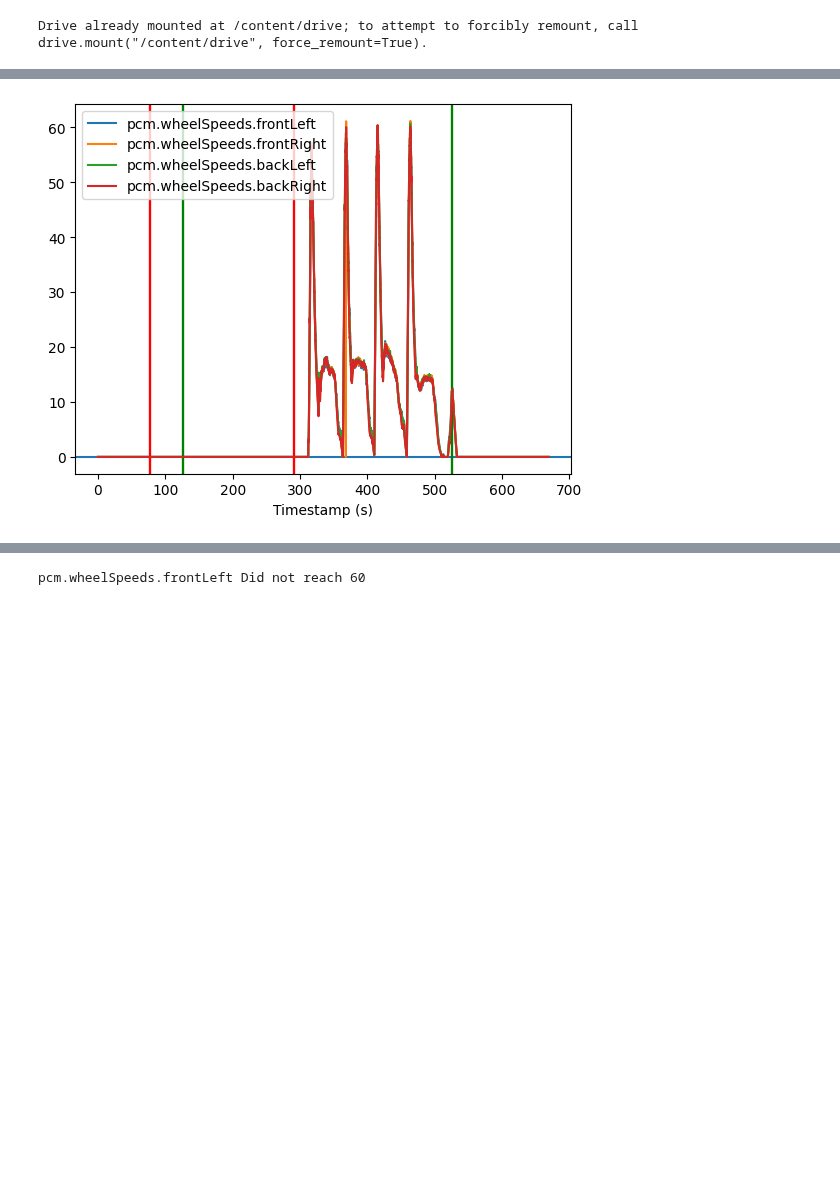
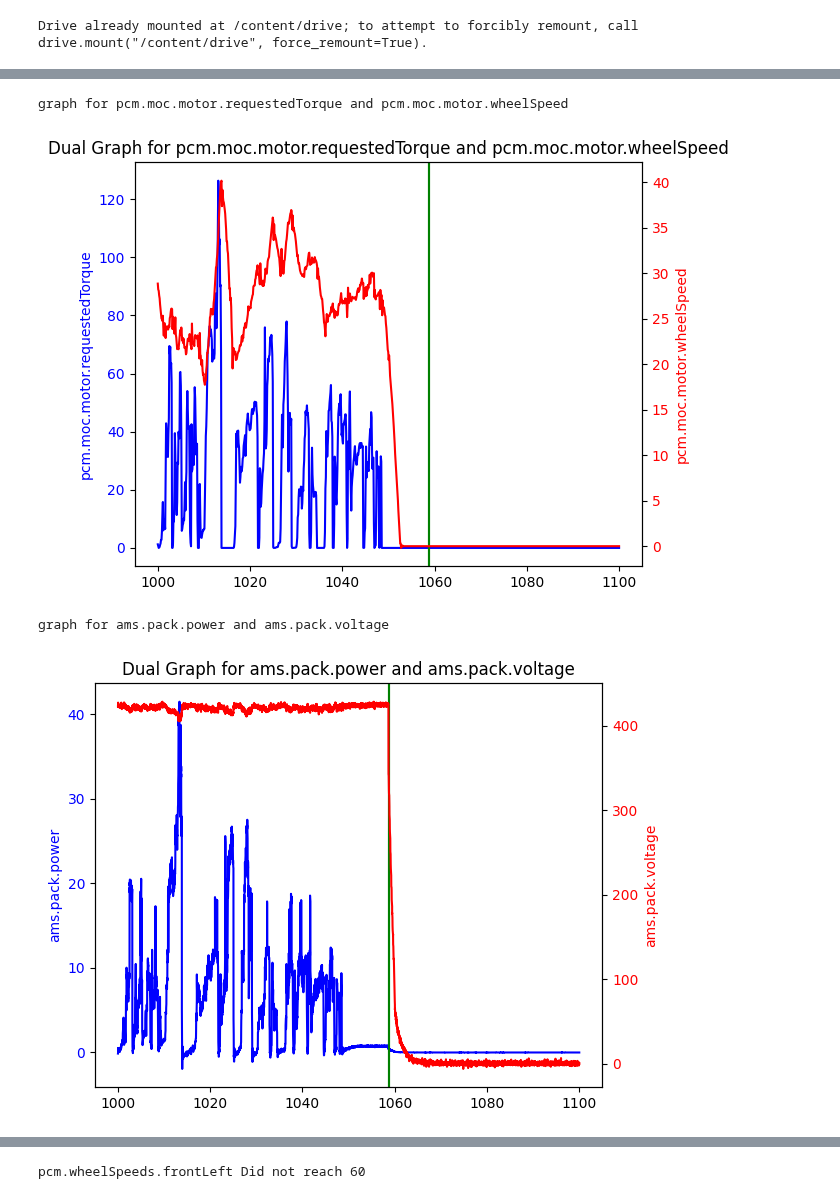
Before and after one commit to Penn-Electric-Racing/PER-Data-Analyzer, a Jupyter notebook: production/VizPlayground.ipynb, the cells around one changed output, grey strips where cells are left out. Cells and saved outputs as stored; diff of their text form; code cells hidden in the pictures; blank space fills up the shorter version.

```diff
--- a/production/VizPlayground.ipynb
+++ b/production/VizPlayground.ipynb
@@ -149,23 +164,0 @@ aly.plot(variables)
-# %%
-v_op = [
-    "ams.pack.voltage",
-    "*",
-    "ams.pack.current"
-]
-
-power = aly.get_compute_arrays(v_op, match_type="connect")
-
-variables = [
-    power
-]
-
-aly.set_plot(start_time = 601, end_time = 608, unit = "s")
-aly.plot(variables)
-
-variables = [
-    "ams.pack.power"
-]
-
-aly.set_plot(start_time = 601000, end_time = 608000, unit = "ms")
-plt.axhline(y=0)  # Vertical line at x=2
-aly.plot(variables)
@@ -175,11 +165,14 @@ aly.plot(variables)
-# %%
-# Variables to graph
-variables = ["pcm.wheelSpeeds.frontLeft",
-             "pcm.wheelSpeeds.frontRight",
-             "pcm.wheelSpeeds.backLeft",
-             "pcm.wheelSpeeds.backRight"]
-aly.set_plot()
-plt.axhline(y=0)
-aly.plot(variables)
-# %% [output]
-[figure, removed]
+# %%
+# Dual graph with different scale. Two variables per pair
+variables = [
+    "pcm.moc.motor.requestedTorque",
+    "pcm.moc.motor.wheelSpeed",
+    "ams.pack.power",
+    "ams.pack.voltage"
+]
+aly.plot_dual(variables,  start_time = 1000, end_time = 1100, time_unit = "s")
+# %% [output]
+graph for pcm.moc.motor.requestedTorque and pcm.moc.motor.wheelSpeed
+[figure, added]
+graph for ams.pack.power and ams.pack.voltage
+[figure, added]
```
Also changed, not shown: parts of 27 cells of this notebook, 6 other files.
